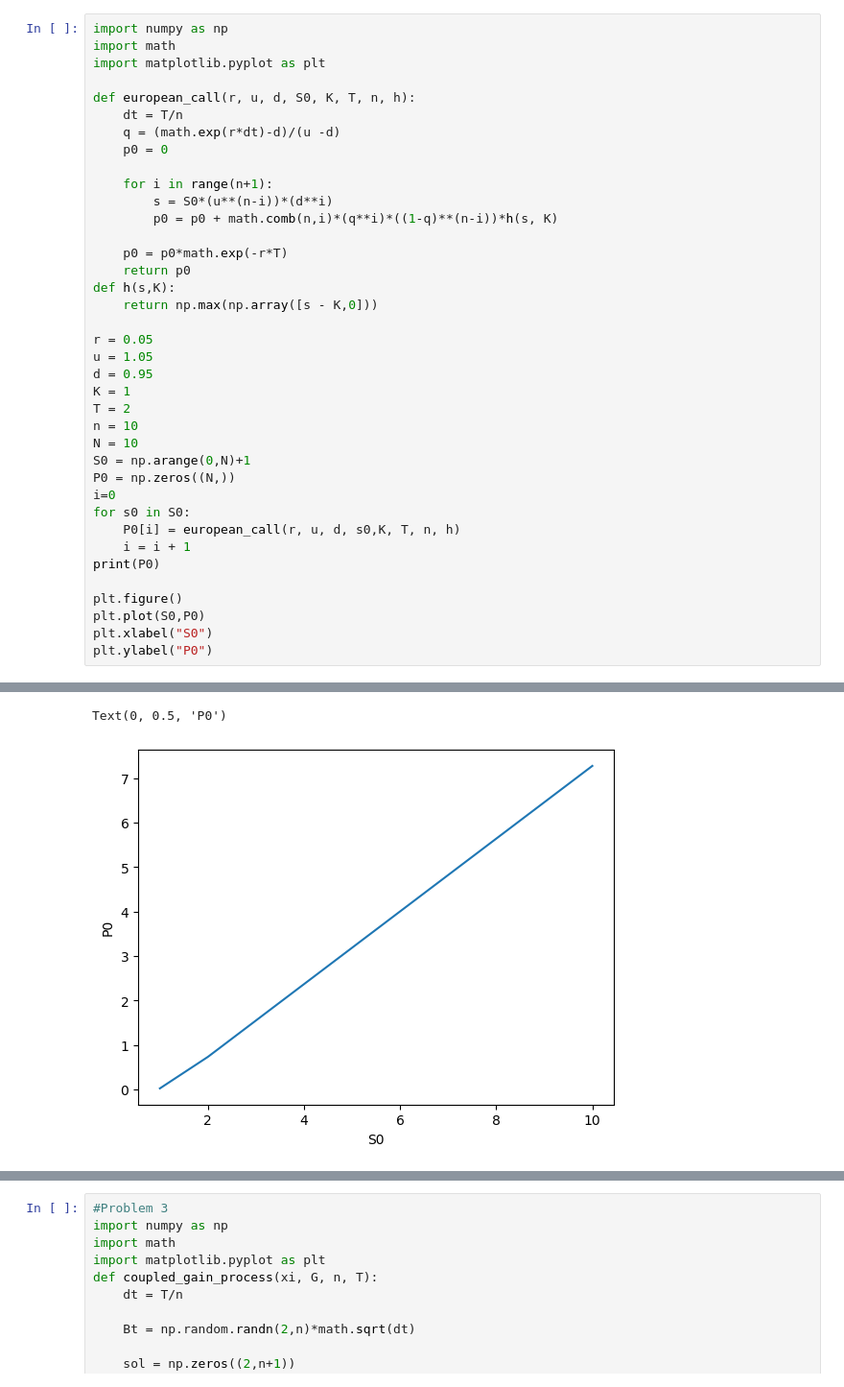
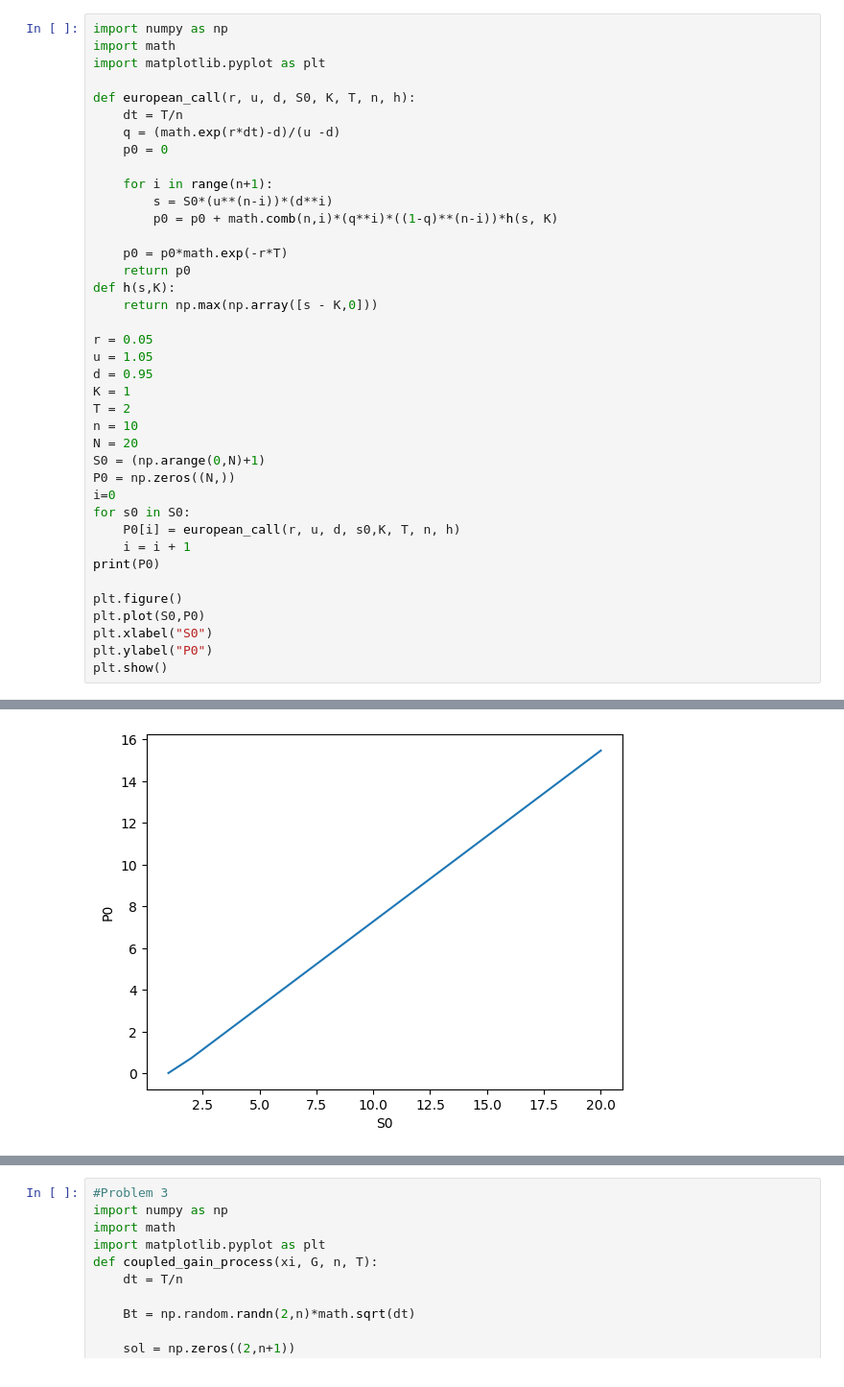
Before and after one commit to nhatthanhtran/Math228_DataScience, a Jupyter notebook: Project3/Project3.ipynb, the cells around one changed output, grey strips where cells are left out. Shown: that part at 96% size. Drawn from its saved outputs; the diff is of its cells as text.

```diff
--- a/Project3/Project3.ipynb
+++ b/Project3/Project3.ipynb
@@ -23,8 +26,8 @@ d = 0.95
 K = 1
 T = 2
 n = 10
-N = 10
-S0 = np.arange(0,N)+1
+N = 20
+S0 = (np.arange(0,N)+1)
 P0 = np.zeros((N,))
 i=0
 for s0 in S0:
@@ -36,4 +39,5 @@ plt.figure()
 plt.plot(S0,P0)
 plt.xlabel("S0")
 plt.ylabel("P0")
+plt.show()
 # %% [output]
@@ -42,2 +48 @@ plt.ylabel("P0")
-Text(0, 0.5, 'P0')
-[figure, old version]
+[figure, new version]
```
Also changed, not shown: parts of 4 cells of this notebook.
